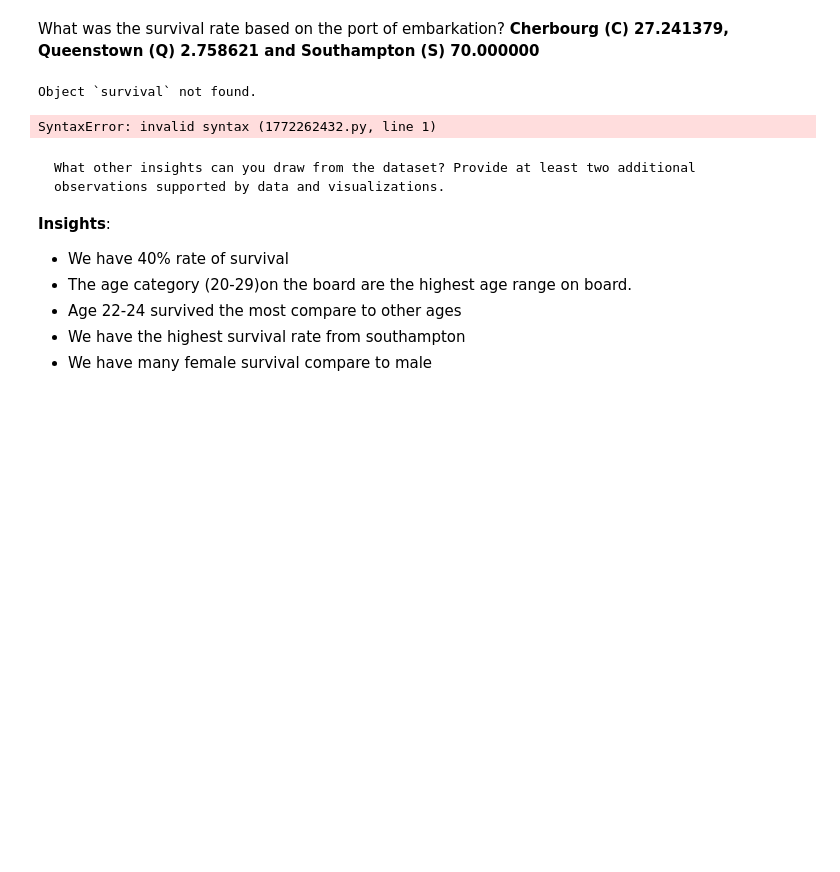
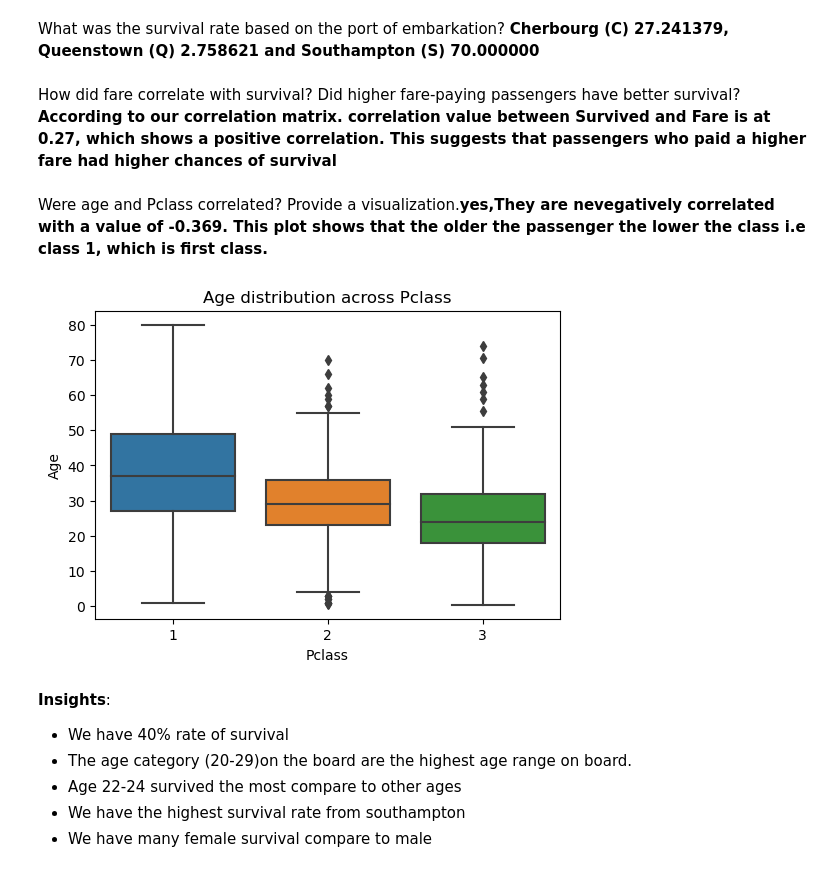
Before and after one commit to Omotee440/Codar-DataScience-Project, a Jupyter notebook: Titanic Survival Analysis.ipynb, the cells around one changed output. Cells and saved outputs as stored; diff of their text form; code cells hidden in the pictures; blank space fills up the shorter version.

```diff
--- a/Titanic Survival Analysis.ipynb
+++ b/Titanic Survival Analysis.ipynb
@@ -459,16 +458,23 @@ What was the average age of survivors and non-survivors? **Non-Survivors = 30.6,
 Did having siblings or spouses on board affect the survival rate? **Yes. Those with no siblings had the highest survival rate, followed by those with one sibling, then two, three and four**
 # %% [markdown]
 What was the survival rate based on the port of embarkation? **Cherbourg (C) 27.241379, Queenstown (Q) 2.758621 and Southampton (S) 70.000000**
-# %%
-How did fare correlate with survival? Did higher fare-paying passengers have better survival?
-# %% [output]
-Object `survival` not found.
-# %%
-Were age and Pclass correlated? Provide a visualization.
-# %% [output]
-SyntaxError: invalid syntax (1772262432.py, line 1)
+# %% [markdown]
+How did fare correlate with survival? Did higher fare-paying passengers have better survival? **According to our correlation matrix. correlation value between Survived and Fare is at 0.27, which shows a positive correlation.
+This suggests that passengers who paid a higher fare had higher chances of survival**
+# %% [markdown]
+Were age and Pclass correlated? Provide a visualization.**yes,They are nevegatively correlated with a value of -0.369.
+This plot shows that the older the passenger the lower the class i.e class 1, which is first class.**
+# %%
+plt.figure(figsize=(6,4))
+sns.boxplot(x="Pclass", y="Age", data=df)
+plt.title("Age distribution across Pclass")
+plt.xlabel("Pclass")
+plt.ylabel("Age")
+plt.show()
+# %% [output]
+[figure, added]
 # %% [markdown]
-    What other insights can you draw from the dataset? Provide at least two additional observations supported by data and visualizations.
+
 **Insights**:
 * We have 40% rate of survival
 * The age category (20-29)on the board are the highest age range on board.
```
Also changed, not shown: parts of 2 cells of this notebook, 1 other file.
